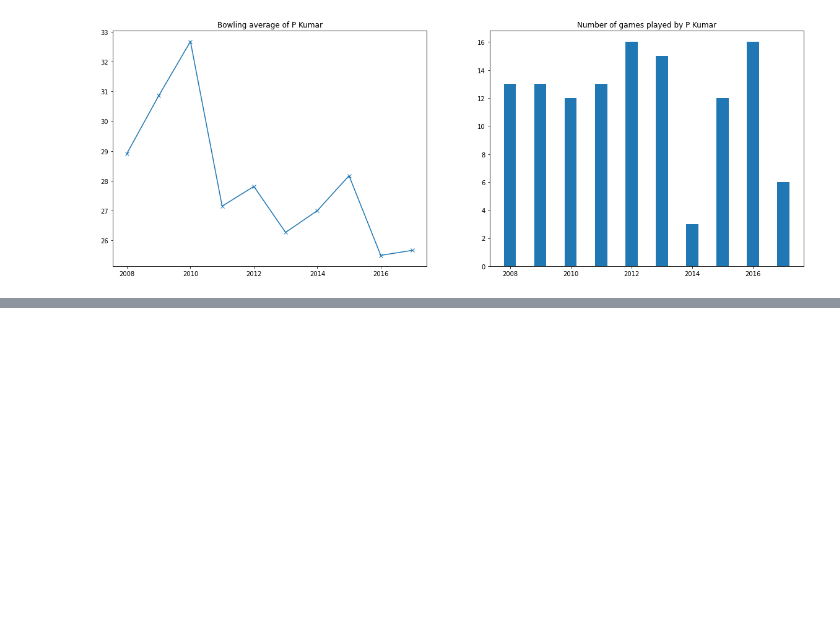
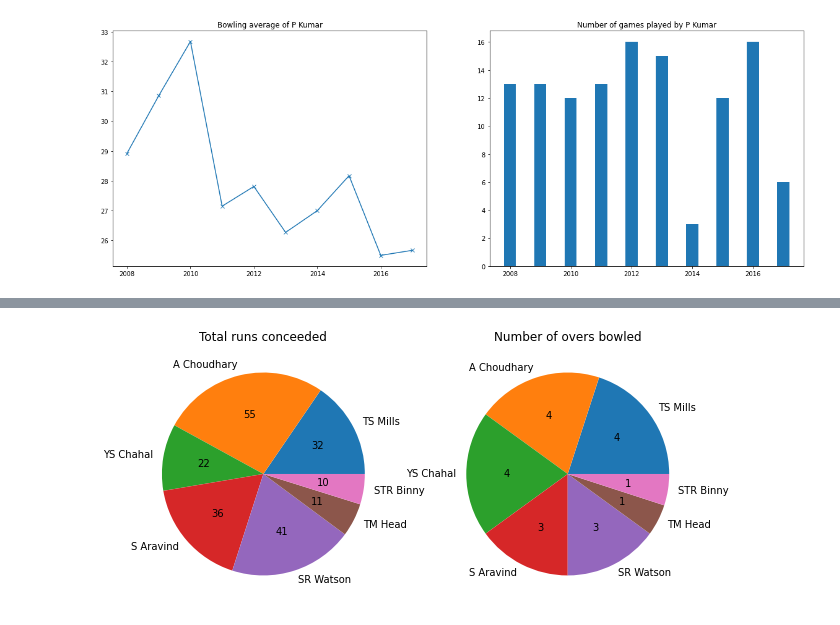
Before and after one commit to rkishorekumar-git/EDA-For-IPL, a Jupyter notebook: src/bowler_stats_nb.ipynb, the cells around one changed output, grey strips where cells are left out. Drawn from its saved outputs; the diff is of its cells as text; code cells hidden in the pictures; blank space fills up the shorter version.

```diff
--- a/src/bowler_stats_nb.ipynb
+++ b/src/bowler_stats_nb.ipynb
@@ -46,0 +88,22 @@ plt.legend()
+# %%
+bowler_runs_stat = game.get_bowling_stat_inning(innings)
+total_runs = {}
+for key in bowler_runs_stat:
+        total_runs[key] = [len(bowler_runs_stat[key]), np.array(bowler_runs_stat[key]).sum()]
+
+plt.subplots(1, 2, figsize=(10, 5))
+total_overs_list = np.array(list(total_runs.values()))[:, 0]
+total_runs_list = np.array(list(total_runs.values()))[:, 1]
+labels = np.array(list(total_runs.keys()))
+plt.subplot(121)
+plt.title("Total runs conceeded")
+p, tx, autotexts = plt.pie(total_runs_list, labels=labels, autopct="%1.1f%%",)
+for i, a in enumerate(autotexts):
+    a.set_text("{}".format(total_runs_list[i]))
+plt.subplot(122)
+plt.title("Number of overs bowled")
+_, _, autotexts = plt.pie(total_overs_list, labels=labels, autopct="")
+for i, a in enumerate(autotexts):
+    a.set_text("{}".format(total_overs_list[i]))
+# %% [output]
+[figure, added]
```
Also changed, not shown: parts of 5 cells of this notebook, 3 other files.
